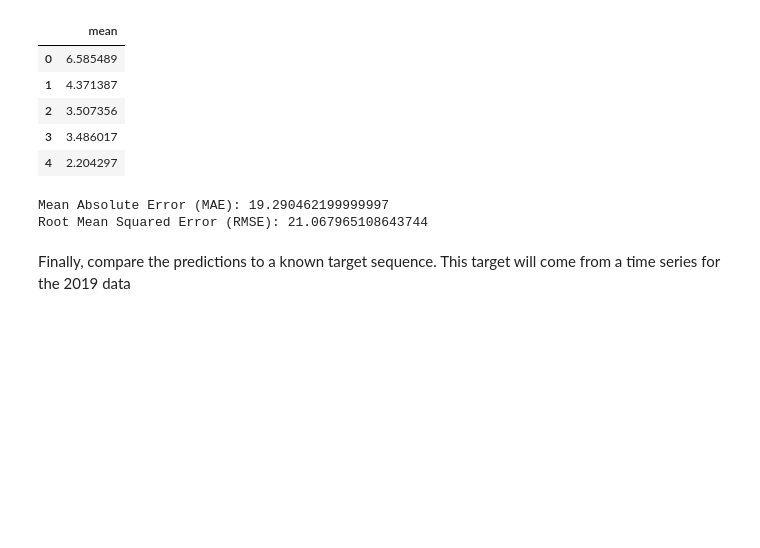
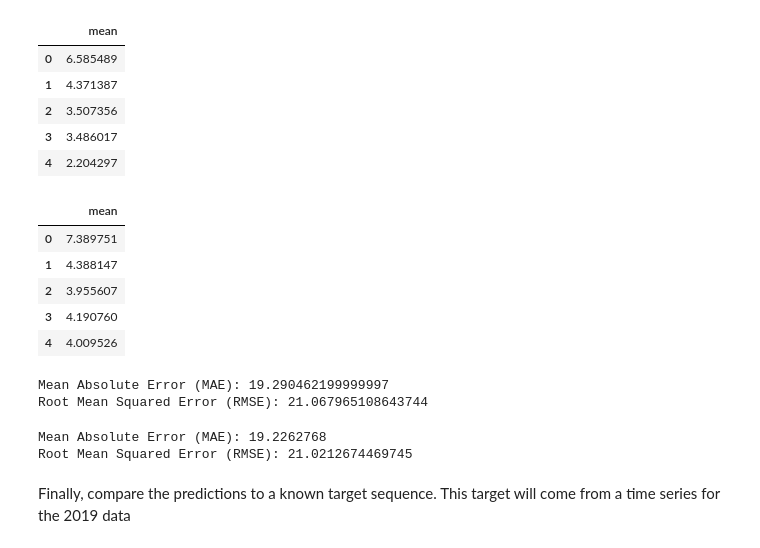
Before and after one commit to boffyd/UdacityML-Capstone, a Jupyter notebook: FallsCreekSnowForecast.ipynb, the cells around one changed output. Drawn from its saved outputs; the diff is of its cells as text; code cells hidden in the pictures; blank space fills up the shorter version.

```diff
--- a/FallsCreekSnowForecast.ipynb
+++ b/FallsCreekSnowForecast.ipynb
@@ -831,11 +831,31 @@ dfp1.head()
 | 2 | 3.507356 |
 | 3 | 3.486017 |
 | 4 | 2.204297 |
+# %%
+#Snow Depth Information prediction set 1
+
+url = 'https://raw.githubusercontent.com/boffyd/UdacityML-Capstone/main/Data/pred2.csv'
+
+dfp2 = pd.read_csv(url)
+dfp2['mean'].copy()
+dfp2.head()
+# %% [output]
+|  | mean |
+| 0 | 7.389751 |
+| 1 | 4.388147 |
+| 2 | 3.955607 |
+| 3 | 4.190760 |
+| 4 | 4.009526 |
 # %%
 accuracy(df_base_30,dfp1)
 # %% [output]
 Mean Absolute Error (MAE): 19.290462199999997
 Root Mean Squared Error (RMSE): 21.067965108643744
+# %%
+accuracy(df_base_30,dfp2)
+# %% [output]
+Mean Absolute Error (MAE): 19.2262768
+Root Mean Squared Error (RMSE): 21.0212674469745
 # %% [markdown]
 Finally, compare the predictions to a known target sequence. This target will come from a time series for the 2019 data
 # %%
```
Also changed, not shown: parts of 6 cells of this notebook.
